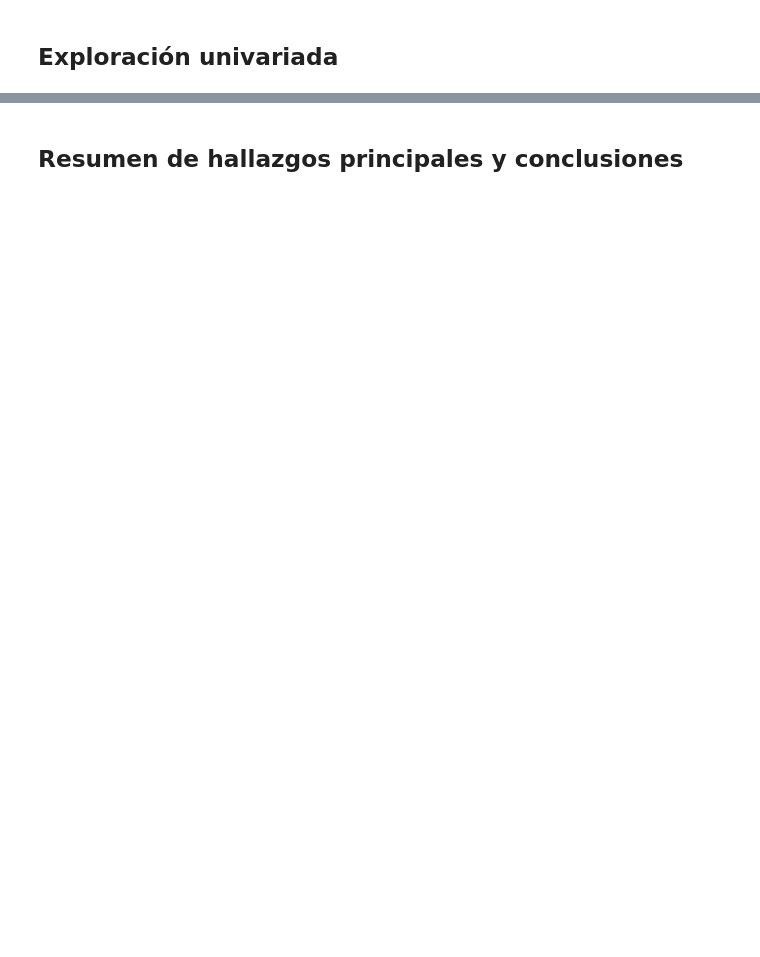
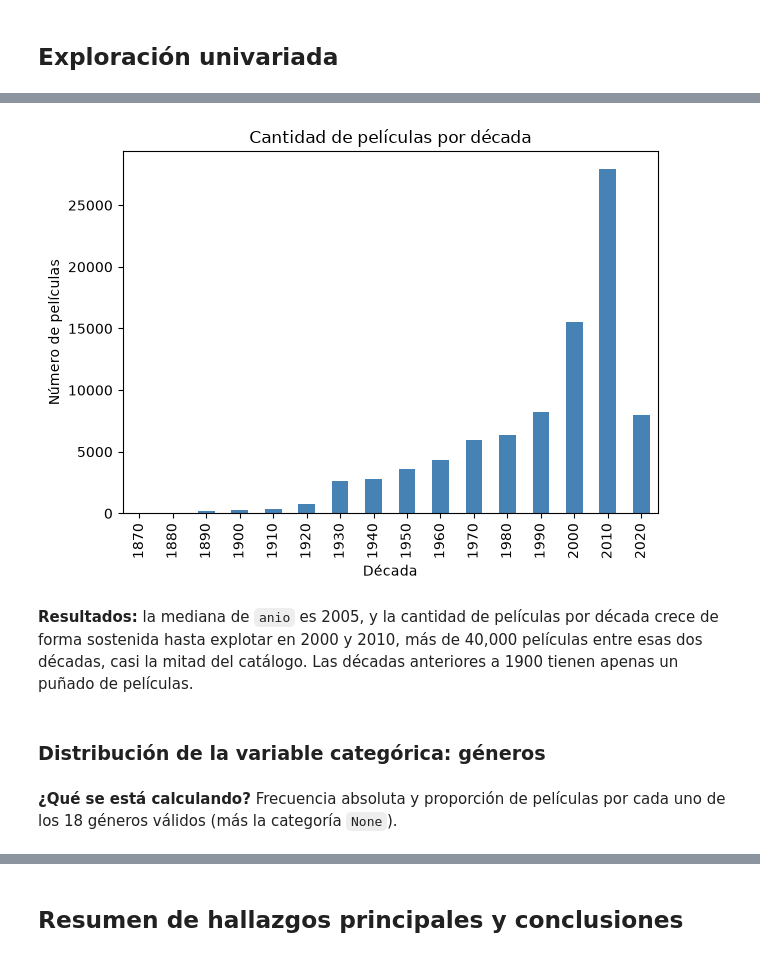
Before and after one commit to AndresCalderonRamirez/Parcial-DIGD, a Jupyter notebook: notebooks/exploration/main/movies.ipynb, the cells around one changed output, grey strips where cells are left out. Drawn from its saved outputs; the diff is of its cells as text; code cells hidden in the pictures; blank space fills up the shorter version.

Commit message:
Movies ipynb, parte de movie con ratings ipynb

```diff
--- a/notebooks/exploration/main/movies.ipynb
+++ b/notebooks/exploration/main/movies.ipynb
@@ -15,6 +15,9 @@ import numpy as np
 import pandas as pd
 import matplotlib.pyplot as plt
 import seaborn as sns
+
+sns.set_style("whitegrid")
+plt.rcParams['figure.figsize'] = (10, 5)
 # %%
 movies = pd.read_csv('../../../data/processed/movies.csv')
 movies = utils_.get_genre_columns(movies)
@@ -22,0 +99,12 @@ movies = utils_.get_genre_columns(movies)
+# %%
+genre_cols = ['Action', 'Adventure', 'Animation', 'Children', 'Comedy', 'Crime',
+              'Documentary', 'Drama', 'Fantasy', 'Film-Noir', 'Horror', 'Musical',
+              'Mystery', 'Romance', 'Sci-Fi', 'Thriller', 'War', 'Western']
+
+movies['release_year'] = pd.to_datetime(movies['release_year'])
+movies['anio'] = movies['release_year'].dt.year
+movies['decada'] = (movies['anio'] // 10) * 10
+movies['num_generos'] = movies[genre_cols].sum(axis=1)
+
+#Se cambia el numero dentro de head para ver la cantidad de peliculas que se quiera.
+movies[['title', 'anio', 'decada', 'num_generos']].head(20)
@@ -24,0 +164,18 @@ movies = utils_.get_genre_columns(movies)
+# %%
+por_decada = movies['decada'].value_counts().sort_index()
+
+plt.figure()
+por_decada.plot(kind='bar', color='steelblue')
+plt.xlabel('Década')
+plt.ylabel('Número de películas')
+plt.title('Cantidad de películas por década')
+plt.tight_layout()
+plt.show()
+# %% [output]
+[figure, added]
+# %% [markdown]
+**Resultados:** la mediana de `anio` es 2005, y la cantidad de películas por década crece de forma sostenida hasta explotar en 2000 y 2010, más de 40,000 películas entre esas dos décadas, casi la mitad del catálogo. Las décadas anteriores a 1900 tienen apenas un puñado de películas.
+# %% [markdown]
+### Distribución de la variable categórica: géneros
+# %% [markdown]
+**¿Qué se está calculando?** Frecuencia absoluta y proporción de películas por cada uno de los 18 géneros válidos (más la categoría `None`).
```
Also changed, not shown: parts of 32 cells of this notebook, 1 other file.
